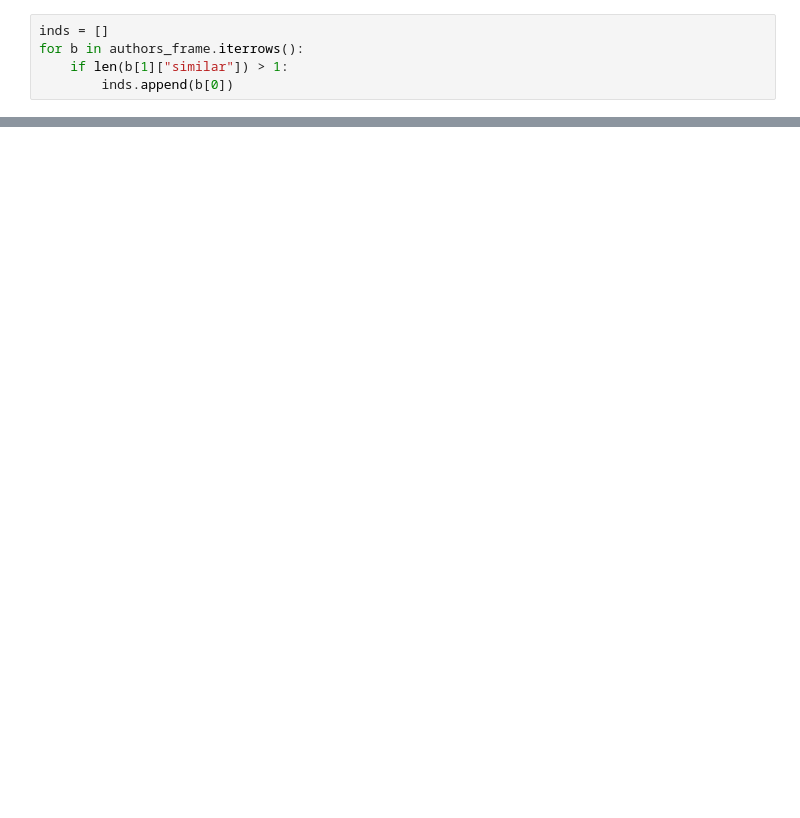
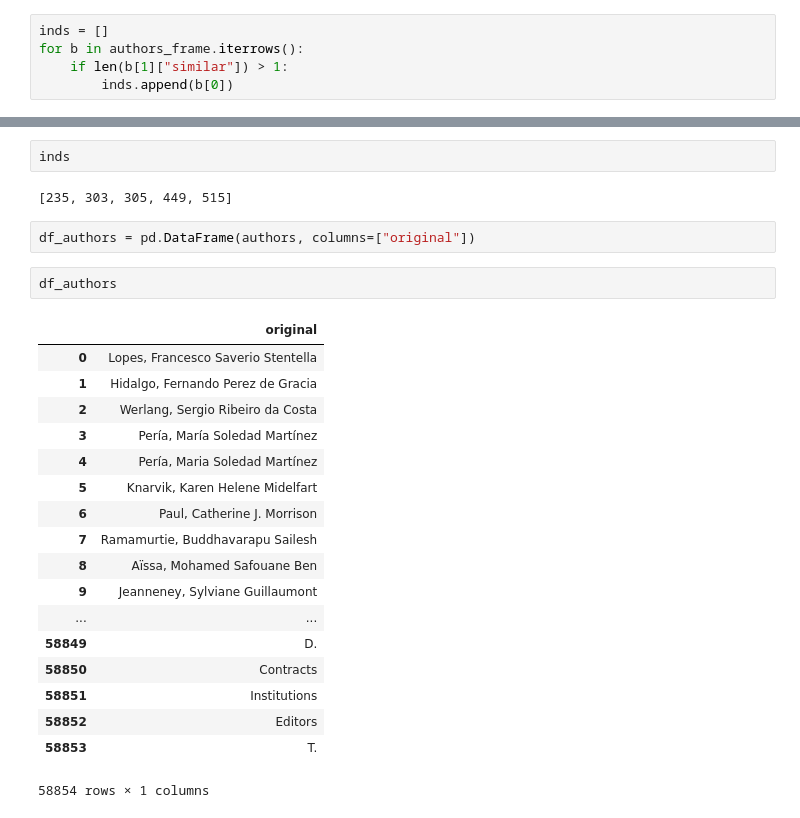
Before and after one commit to BoucheDimitri/CitationsNetwork, a Jupyter notebook: Tests.ipynb, the cells around one changed output, grey strips where cells are left out. Saved outputs shown, nothing was run; the diff lists cells and outputs as text; blank space fills up the shorter version.

```diff
--- a/Tests.ipynb
+++ b/Tests.ipynb
@@ -257,0 +125,27 @@ TypeError: Can't convert 'list' object to str implicitly
+# %%
+inds
+# %% [output]
+[235, 303, 305, 449, 515]
+# %%
+df_authors = pd.DataFrame(authors, columns=["original"])
+# %%
+df_authors
+# %% [output]
+|  | original |
+| 0 | Lopes, Francesco Saverio Stentella |
+| 1 | Hidalgo, Fernando Perez de Gracia |
+| 2 | Werlang, Sergio Ribeiro da Costa |
+| 3 | Pería, María Soledad Martínez |
+| 4 | Pería, Maria Soledad Martínez |
+| 5 | Knarvik, Karen Helene Midelfart |
+| 6 | Paul, Catherine J. Morrison |
+| 7 | Ramamurtie, Buddhavarapu Sailesh |
+| 8 | Aïssa, Mohamed Safouane Ben |
+| 9 | Jeanneney, Sylviane Guillaumont |
+| ... | ... |
+| 58849 | D. |
+| 58850 | Contracts |
+| 58851 | Institutions |
+| 58852 | Editors |
+| 58853 | T. |
+58854 rows × 1 columns
```
Also changed, not shown: parts of 28 cells of this notebook.
